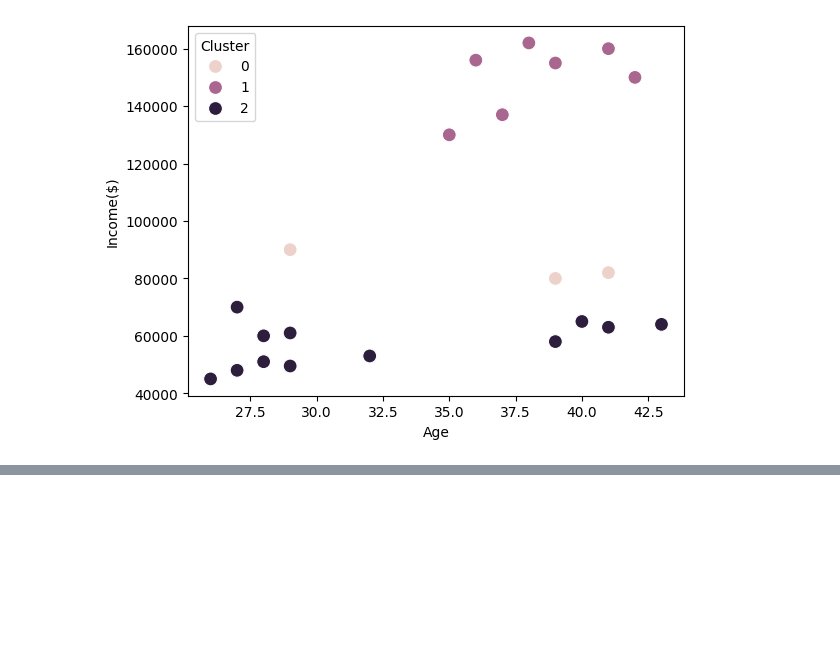
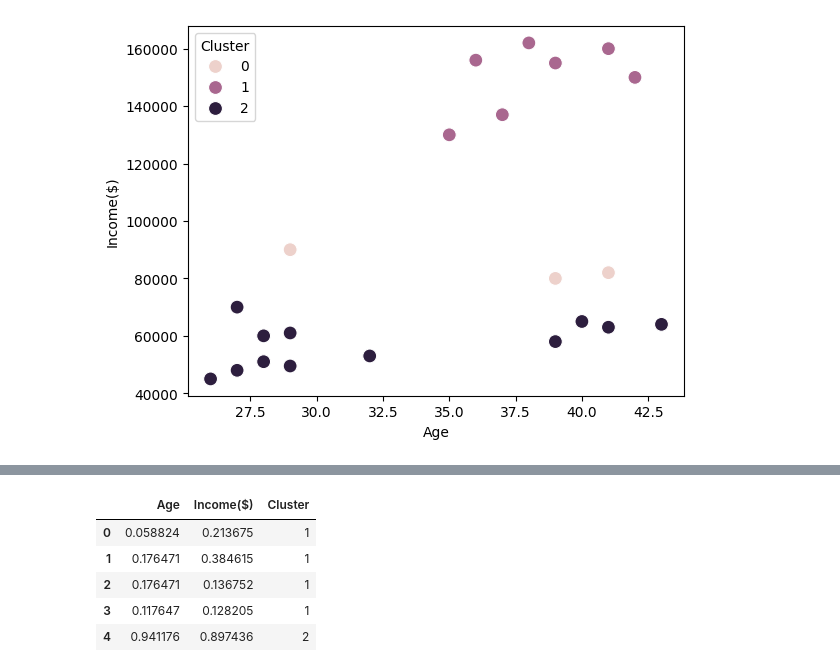
Before and after one commit to RawatXd/DS-Practice, a Jupyter notebook: Machine Learning/UnSupervised Learning/K-means-clustering-Customer Segmentation/customer.ipynb, the cells around one changed output, grey strips where cells are left out. Drawn from its saved outputs; the diff is of its cells as text; code cells hidden in the pictures; blank space fills up the shorter version.

```diff
--- a/Machine Learning/UnSupervised Learning/K-means-clustering-Customer Segmentation/customer.ipynb
+++ b/Machine Learning/UnSupervised Learning/K-means-clustering-Customer Segmentation/customer.ipynb
@@ -45,0 +62,13 @@ sns.scatterplot(df,x = 'Age',y='Income($)',s = 100, hue='Cluster')
+# %%
+km = KMeans(n_clusters=3)
+km.fit(df_scaled[['Age','Income($)']])
+
+df_scaled['Cluster'] = km.labels_
+df_scaled.head()
+# %% [output]
+|  | Age | Income($) | Cluster |
+| 0 | 0.058824 | 0.213675 | 1 |
+| 1 | 0.176471 | 0.384615 | 1 |
+| 2 | 0.176471 | 0.136752 | 1 |
+| 3 | 0.117647 | 0.128205 | 1 |
+| 4 | 0.941176 | 0.897436 | 2 |
```
Also changed, not shown: parts of 3 cells of this notebook.
